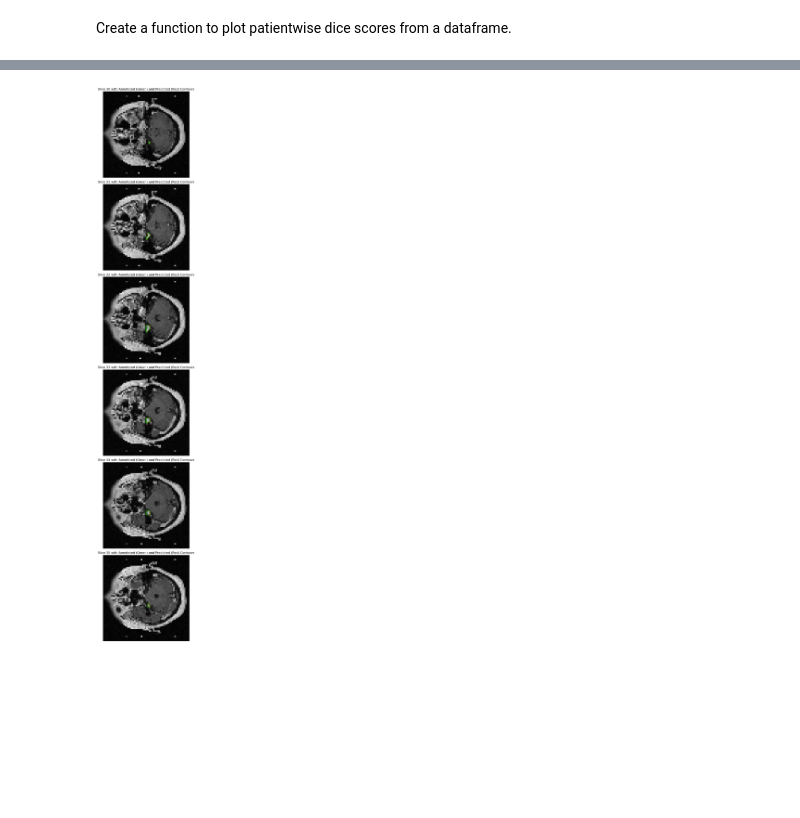
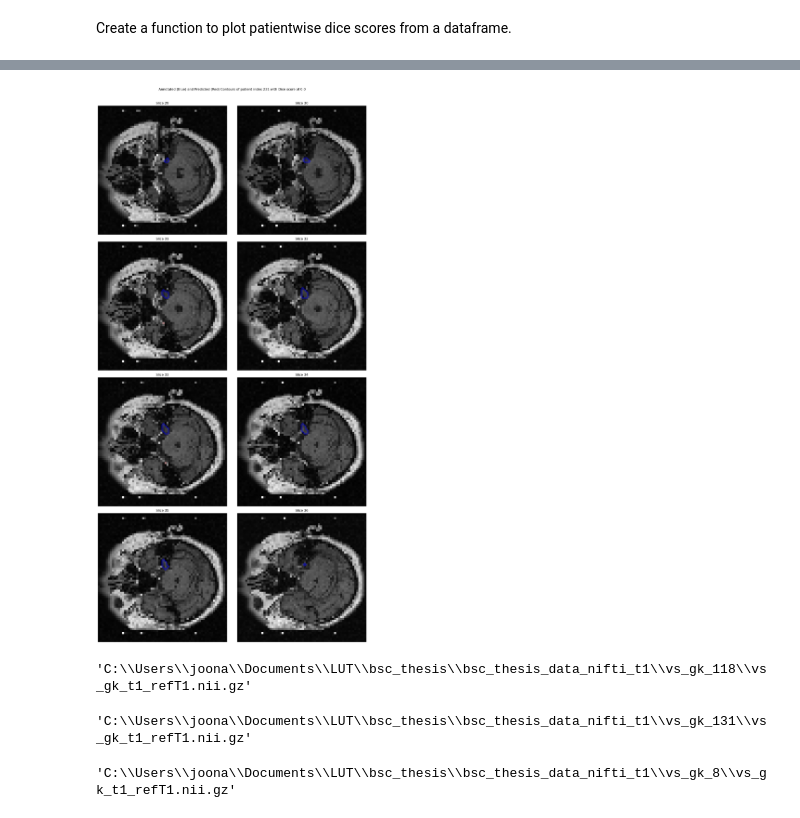
Before and after one commit to j00lie/thesis, a Jupyter notebook: evaluate.ipynb, the cells around one changed output, grey strips where cells are left out. Drawn from its saved outputs; the diff is of its cells as text; code cells hidden in the pictures; blank space fills up the shorter version.

```diff
--- a/evaluate.ipynb
+++ b/evaluate.ipynb
@@ -63,7 +63,7 @@ X_train, X_test, Y_train, Y_test, train_indices, test_indices = train_test_split
 Load a model and train with the whole dataset.
 # %%
 model = tf.keras.models.load_model(
-    r"C:\Users\joona\Documents\LUT\bsc_thesis\kfold_cv_models\fold_4",
+    r"C:\Users\joona\Documents\LUT\bsc_thesis\kfold_cv_models\attres_unet_5fold_cv_and_eval\fold_4",
     custom_objects={"f1-score": sm.metrics.FScore(), "dice_loss_plus_binary_crossentropy":sm.losses.DiceLoss() + sm.losses.BinaryCELoss()},
 )
 # %% [markdown]
@@ -171,11 +172,12 @@ model_dice_after = [] # list for containing an individual test folds dice scores
 
 for i in range(X_test.shape[0]):
     single_item = np.expand_dims(X_test[i], axis=0)
-    pred = avg_model.predict(single_item)
+    pred = model.predict(single_item)
     pred_t = (pred > 0.5).squeeze()  #  remove any singleton dimensions
     Y_test_single = Y_test[i]
     dice_score = getScore(pred_t, Y_test_single)
 
     model_dice_after.append(dice_score)
 print(np.mean(model_dice_after))
+print(np.std(model_dice_after))
 # %% [output]
@@ -245,48 +292,52 @@ plotDice(model_df)
 # %%
-def plot_test_image_with_contours(index, X_test, Y_test):
+def plot_test_image_with_contours_multicolumn(index, X_test, Y_test, slices_per_row=2):
     """
-    Plots multiple slices of a 3D test image with annotated and predicted contours in the same figure.
+    Plots multiple slices of a 3D test image with annotated and predicted contours in a multi-column format.
 
     Parameters:
     - index: Index of the test image to plot.
     - X_test: Array of test images.
     - Y_test: Array of annotated masks/lines.
+    - slices_per_row: Number of slices to display per row.
     """
 
     # Extract the specified test image and its corresponding masks
     img = X_test[index]
     annotated_mask = Y_test[index]
 
-    # Predict the mask
+
     predicted_mask = model.predict(np.expand_dims(X_test[index, ...], axis=0))
+
     predicted_mask_t = predicted_mask > 0.5
     slice_indices = [
         i for i in range(img.shape[2]) if np.sum(annotated_mask[:, :, i]) > 0
-    ] # Get the slices where annotation
+    ]  # Get the slices where annotation exists
 
     num_slices = len(slice_indices)
-    fig = plt.figure(figsize=(5, 5 * num_slices))
-    #Fix this supertitle
-    #fig.suptitle(f'Example images of patient index {avg_model_df["Patient Indices"].iloc[index]} with Dice score of {avg_model_df["Dice"].iloc[index]} ', fontsize=20, fontweight='bold')
+    num_rows = int(np.ceil(num_slices / slices_per_row))
+
+    fig = plt.figure(figsize=(15, 7 * num_rows))
+
     for i, idx in enumerate(slice_indices):
-        plt.subplot(num_slices, 1, i + 1)  # Create a subplot for each slice
+        plt.subplot(num_rows, slices_per_row, i + 1)  # Create a subplot for each slice
 
         # Display the test image slice
         plt.imshow(img[:, :, idx], cmap="gray")
 
         # Display the annotated contour (in green color) for the slice
-        plt.contour(annotated_mask[:, :, idx], colors="g", linewidths=0.5)
+        plt.contour(annotated_mask[:, :, idx], colors="b", linewidths=0.5, alpha=0.7)
 
         # Display the predicted contour (in red color) for the slice
         plt.contour(
-            predicted_mask_t[0, :, :, idx, 0], colors="r", linewidths=0.5
+            predicted_mask_t[0,:, :, idx,0], colors="r", linewidths=0.5, alpha=0.9
         )
 
-        plt.title(f"Slice {idx} with Annotated (Green) and Predicted (Red) Contours")
+        plt.title(f"Slice {idx}")
         plt.axis("off")
 
     plt.tight_layout()
+    plt.suptitle(f'Annotated (Blue) and Predicted (Red) Contours of patient index {model_df["Patient Indices"].iloc[index]} with Dice score of {round(model_df["Dice"].iloc[index],2)}', y=1.02)
     plt.show()
 # %%
-plot_test_image_with_contours(21, X_test, Y_test)
+plot_test_image_with_contours_multicolumn(16, X_test, Y_test)
 # %% [output]
@@ -294,3 +345,3 @@ plot_test_image_with_contours(21, X_test, Y_test)
-[figure, old version]
+[figure, new version]
 # %%
 with pd.ExcelWriter(
@@ -299,0 +355,12 @@ with pd.ExcelWriter(
+# %%
+mri_paths[19]
+# %% [output]
+'C:\\Users\\joona\\Documents\\LUT\\bsc_thesis\\bsc_thesis_data_nifti_t1\\vs_gk_118\\vs_gk_t1_refT1.nii.gz'
+# %%
+mri_paths[33]
+# %% [output]
+'C:\\Users\\joona\\Documents\\LUT\\bsc_thesis\\bsc_thesis_data_nifti_t1\\vs_gk_131\\vs_gk_t1_refT1.nii.gz'
+# %%
+mri_paths[231]
+# %% [output]
+'C:\\Users\\joona\\Documents\\LUT\\bsc_thesis\\bsc_thesis_data_nifti_t1\\vs_gk_8\\vs_gk_t1_refT1.nii.gz'
```
Also changed, not shown: parts of 12 cells of this notebook.
